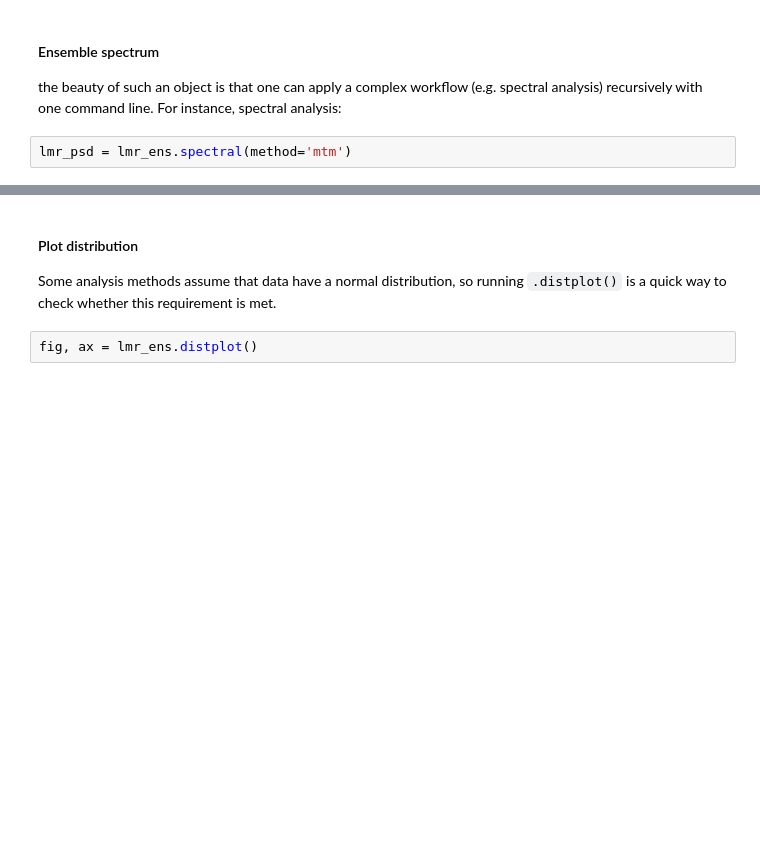
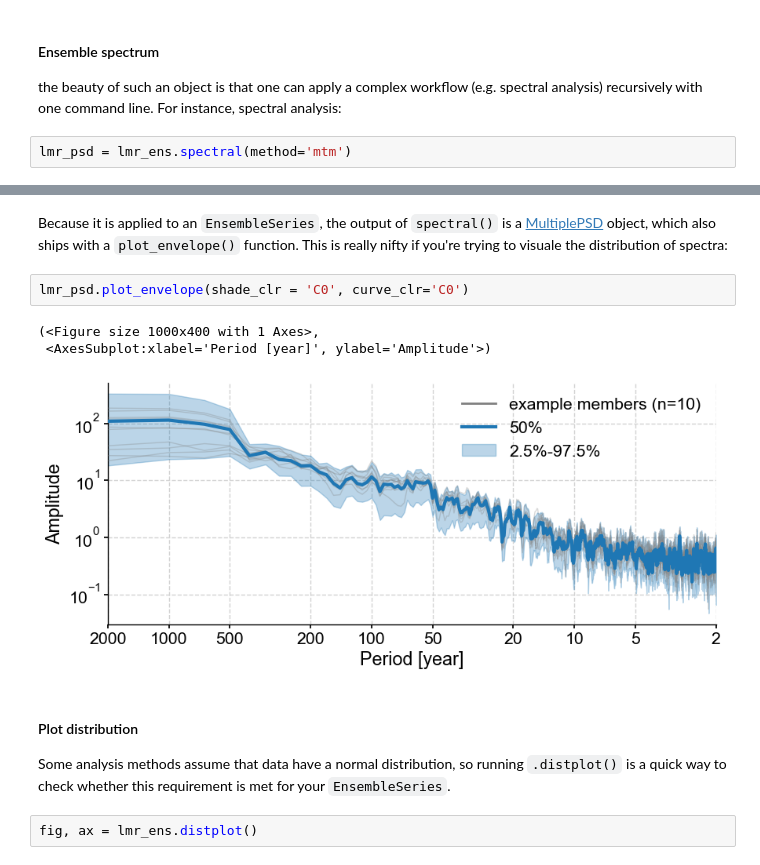
Before and after one commit to LinkedEarth/PyleoTutorials, a Jupyter notebook: notebooks/basic_MSES_manipulation.ipynb, the cells around one changed output, grey strips where cells are left out. Saved outputs shown, nothing was run; the diff lists cells and outputs as text; blank space fills up the shorter version.

Commit message:
Update basic_MSES_manipulation.ipynb
added ensemble spectra

```diff
--- a/notebooks/basic_MSES_manipulation.ipynb
+++ b/notebooks/basic_MSES_manipulation.ipynb
@@ -285,6 +289,14 @@ lmr_psd.plot(cmap='Blues',plot_kwargs={'linewidth':1,'alpha':0.3})
+# %% [markdown]
+Because it is applied to an `EnsembleSeries`, the output of `spectral()` is a [MultiplePSD](https://pyleoclim-util.readthedocs.io/en/master/core/api.html#multiplepsd-pyleoclim-multiplepsd) object, which also ships with a `plot_envelope()` function. This is really nifty if you're trying to visuale the distribution of spectra:
+# %%
+lmr_psd.plot_envelope(shade_clr = 'C0', curve_clr='C0')
+# %% [output]
+(<Figure size 1000x400 with 1 Axes>,
+ <AxesSubplot:xlabel='Period [year]', ylabel='Amplitude'>)
+[figure, added]
 # %% [markdown]
 #### Plot distribution
-Some analysis methods assume that data have a normal distribution, so running `.distplot()` is a quick way to check whether this requirement is met.
+Some analysis methods assume that data have a normal distribution, so running `.distplot()` is a quick way to check whether this requirement is met for your `EnsembleSeries`.
 # %%
 fig, ax = lmr_ens.distplot()
 # %% [output]
```
Also changed, not shown: parts of 3 cells of this notebook.
